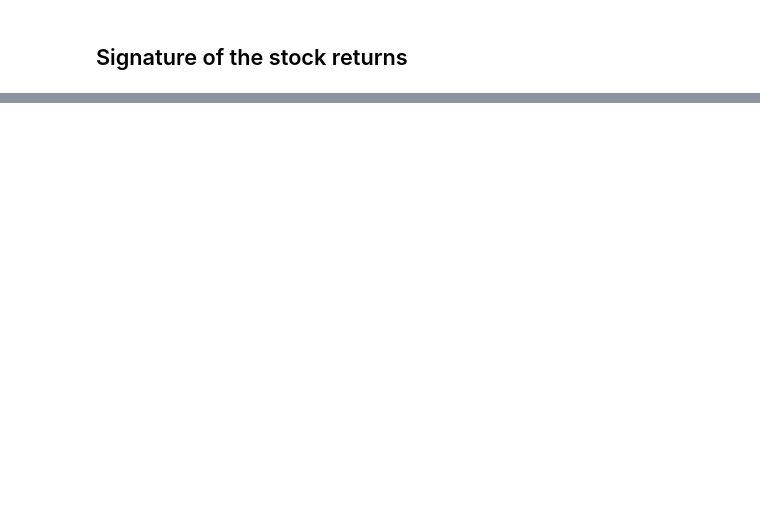
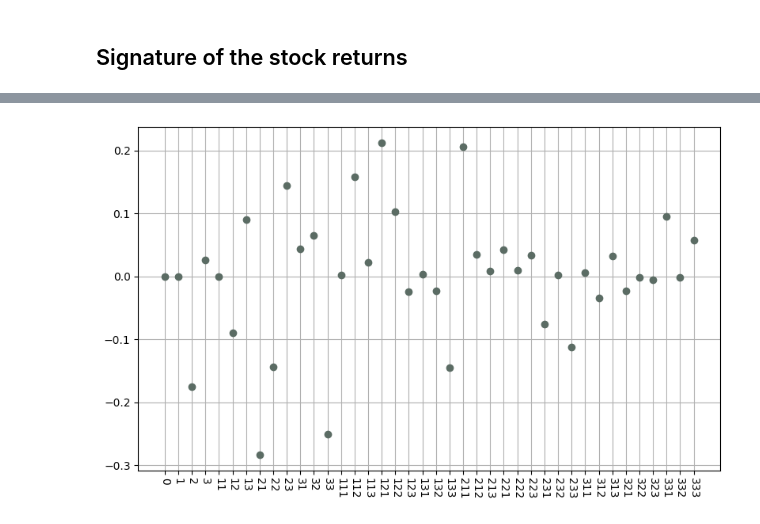
Before and after one commit to MrG1raffe/signature, a Jupyter notebook: notebooks/SignaturePDV.ipynb, the cells around one changed output, grey strips where cells are left out. Drawn from its saved outputs; the diff is of its cells as text; code cells hidden in the pictures; blank space fills up the shorter version.

```diff
--- a/notebooks/SignaturePDV.ipynb
+++ b/notebooks/SignaturePDV.ipynb
@@ -474,0 +90,11 @@ plt.plot(time_grid_stat, B_sig)
+# %%
+def optimize_params(path, y, trunc, time_grid, model):
+    dim = path.shape[1]
+
+    def loss(x):
+        StatSig = ta.path_to_fm_signature(path=path, trunc=trunc, t_grid=time_grid, lam=x)
+        model.fit(StatSig.array.T, y)
+        return mean_squared_error(y, model.predict(StatSig.array.T))
+
+    optimizer = minimize(loss, x0=np.ones(dim) * 4, bounds=([0.00001, 50],) * dim,  method='Powell')
+    return optimizer.x
@@ -474,0 +153,4 @@ plt.plot(time_grid_stat, B_sig)
+# %%
+ta.plot_coefficients(vol_coef, trunc=trunc)
+# %% [output]
+[figure, added]
```
Also changed, not shown: parts of 57 cells of this notebook, 8 other files.
